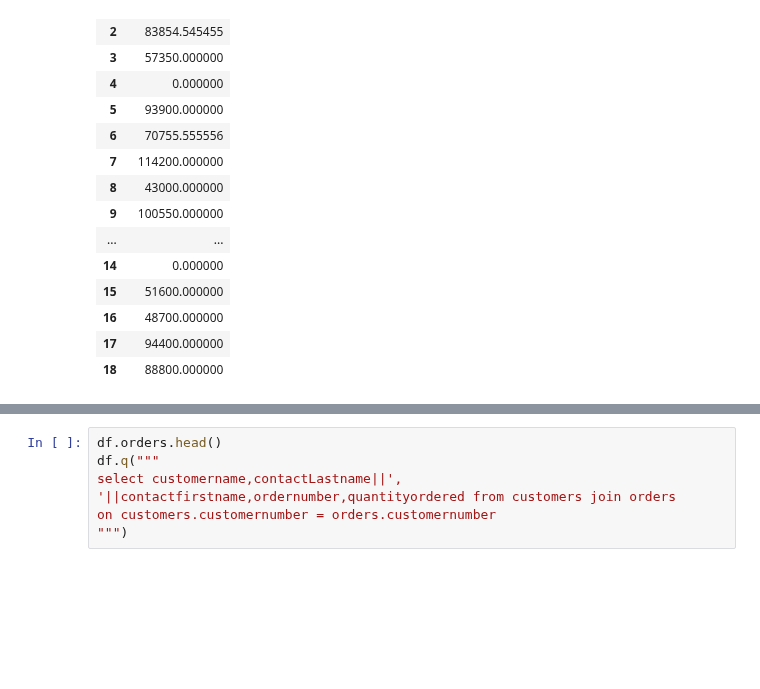
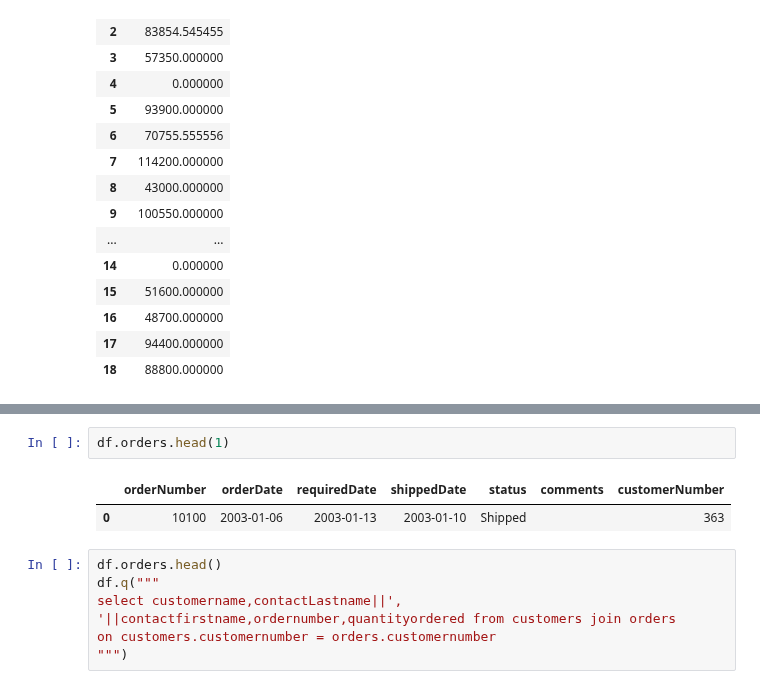
Before and after one commit to nsragow/dsc-more-practice-with-sql-queries-lab-nyc-ds-career-042219, a Jupyter notebook: index.ipynb, the cells around one changed output, grey strips where cells are left out. Cells and saved outputs as stored; diff of their text form; blank space fills up the shorter version.

```diff
--- a/index.ipynb
+++ b/index.ipynb
@@ -107,6 +107,11 @@ df.q("select avg(creditlimit) from customers group by state")
 ## JOINs
 
 Now, write a query that uses JOIN statements to get the customer name, customer number, order number, status, and quantity ordered. Print only the head of this DataFrame.
+# %%
+df.orders.head(1)
+# %% [output]
+|  | orderNumber | orderDate | requiredDate | shippedDate | status | comments | customerNumber |
+| 0 | 10100 | 2003-01-06 | 2003-01-13 | 2003-01-10 | Shipped |  | 363 |
 # %%
 df.orders.head()
 df.q("""
```
